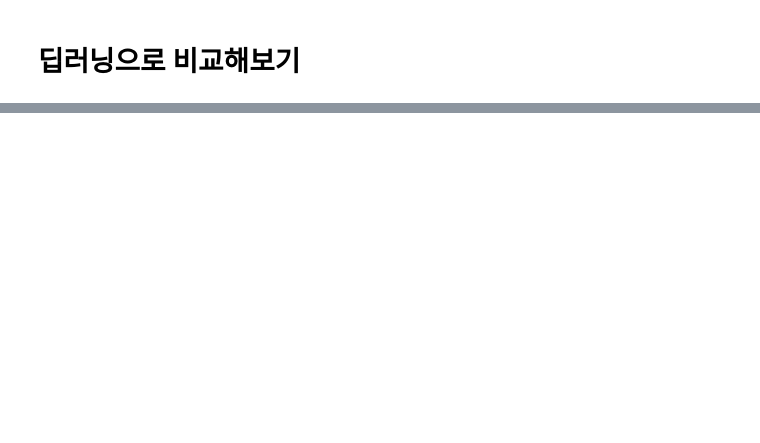
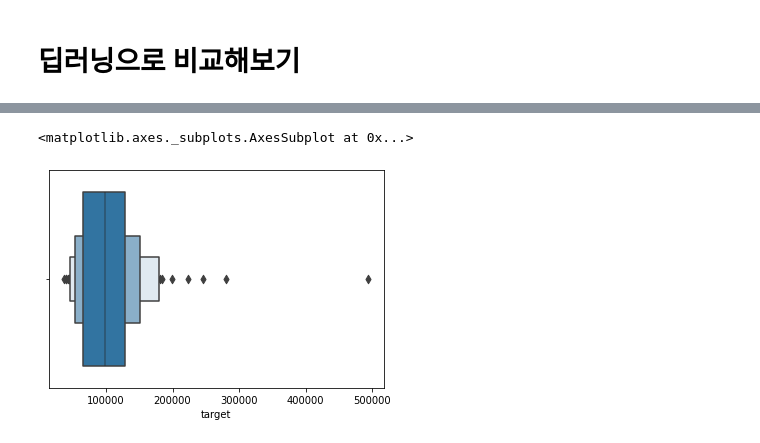
Before and after one commit to qkrwjdduf159/-, a Jupyter notebook: 팀프로젝트/Modeling.ipynb, the cells around one changed output, grey strips where cells are left out. Saved outputs shown, nothing was run; the diff lists cells and outputs as text; code cells hidden in the pictures; blank space fills up the shorter version.

```diff
--- a/팀프로젝트/Modeling.ipynb
+++ b/팀프로젝트/Modeling.ipynb
@@ -697,0 +778,5 @@ final_model.run(standard)
+# %%
+sns.boxenplot(data['target'])
+# %% [output]
+<matplotlib.axes._subplots.AxesSubplot at 0x...>
+[figure, added]
```
Also changed, not shown: parts of 43 cells of this notebook.
